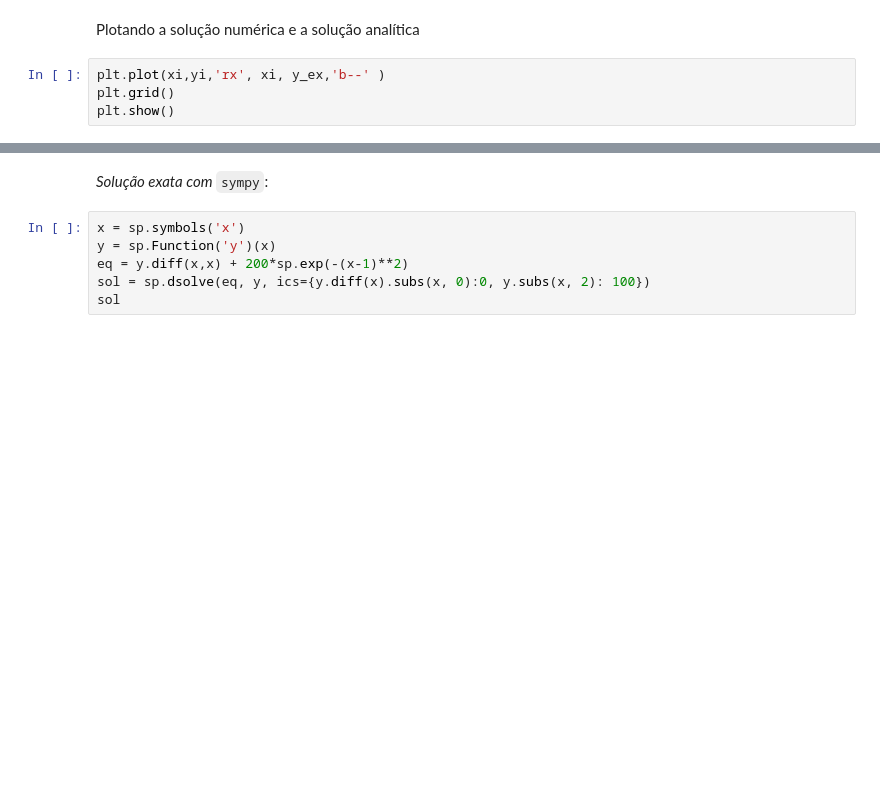
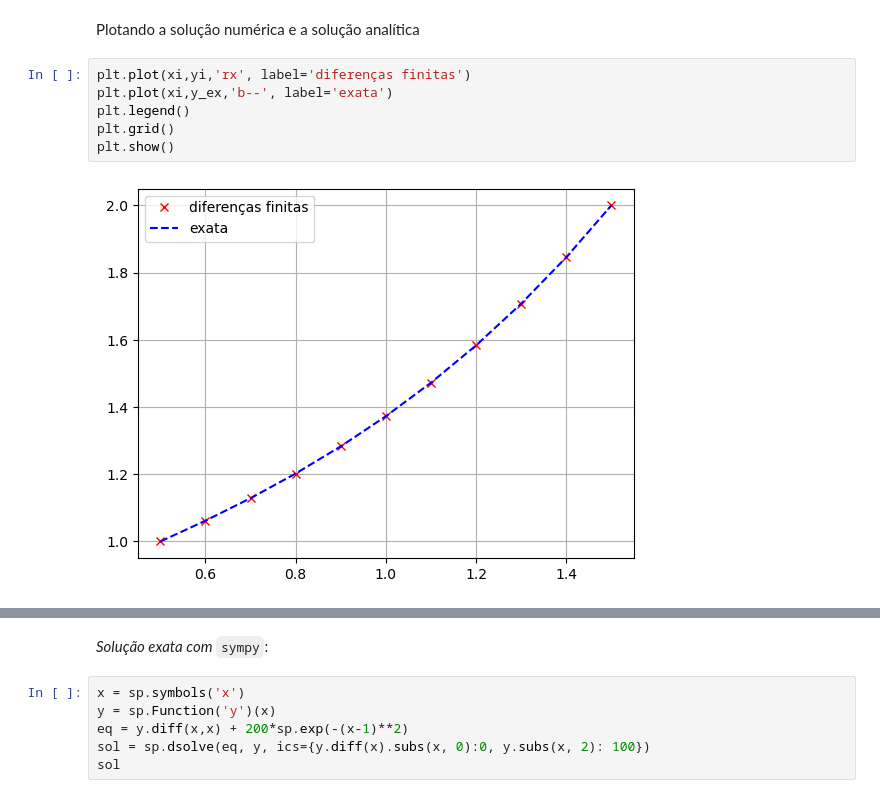
Before and after one commit to tiagoburiol/MatComp_III, a Jupyter notebook: Notebook 09 - Diferenças finitas para EDOs de 2ª ordem/09_diferencas_finitas_EDOs_2a_ordem.ipynb, the cells around one changed output, grey strips where cells are left out. Drawn from its saved outputs; the diff is of its cells as text; blank space fills up the shorter version.

```diff
--- a/Notebook 09 - Diferenças finitas para EDOs de 2ª ordem/09_diferencas_finitas_EDOs_2a_ordem.ipynb
+++ b/Notebook 09 - Diferenças finitas para EDOs de 2ª ordem/09_diferencas_finitas_EDOs_2a_ordem.ipynb
@@ -176,6 +282,10 @@ print('Erro quadrático médio (11 pontos):',err)
 # %% [markdown]
 Plotando a solução numérica e a solução analítica
 # %%
-plt.plot(xi,yi,'rx', xi, y_ex,'b--' )
+plt.plot(xi,yi,'rx', label='diferenças finitas')
+plt.plot(xi,y_ex,'b--', label='exata')
+plt.legend()
 plt.grid()
 plt.show()
+# %% [output]
+[figure, added]
```
Also changed, not shown: parts of 74 cells of this notebook, 3 other files.
